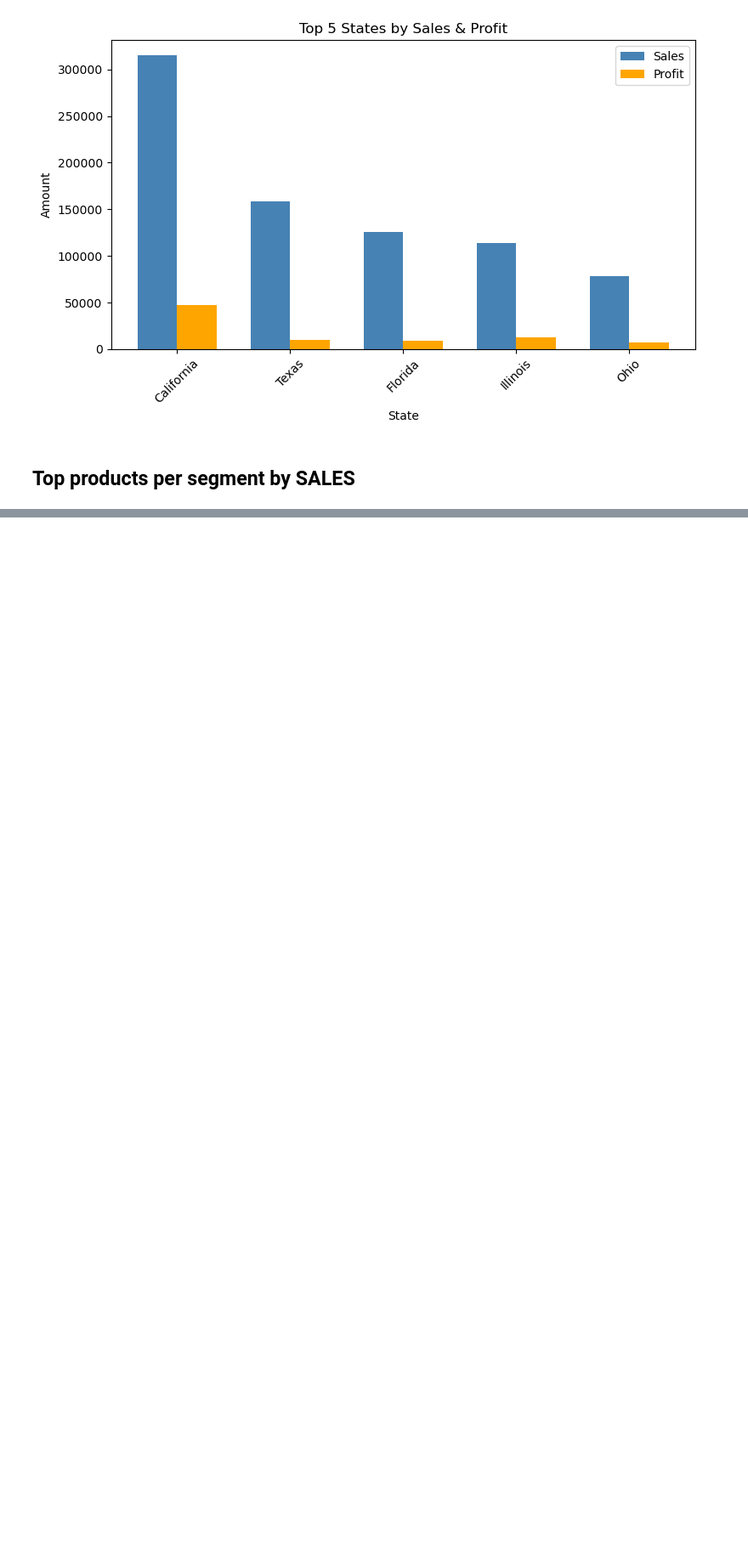
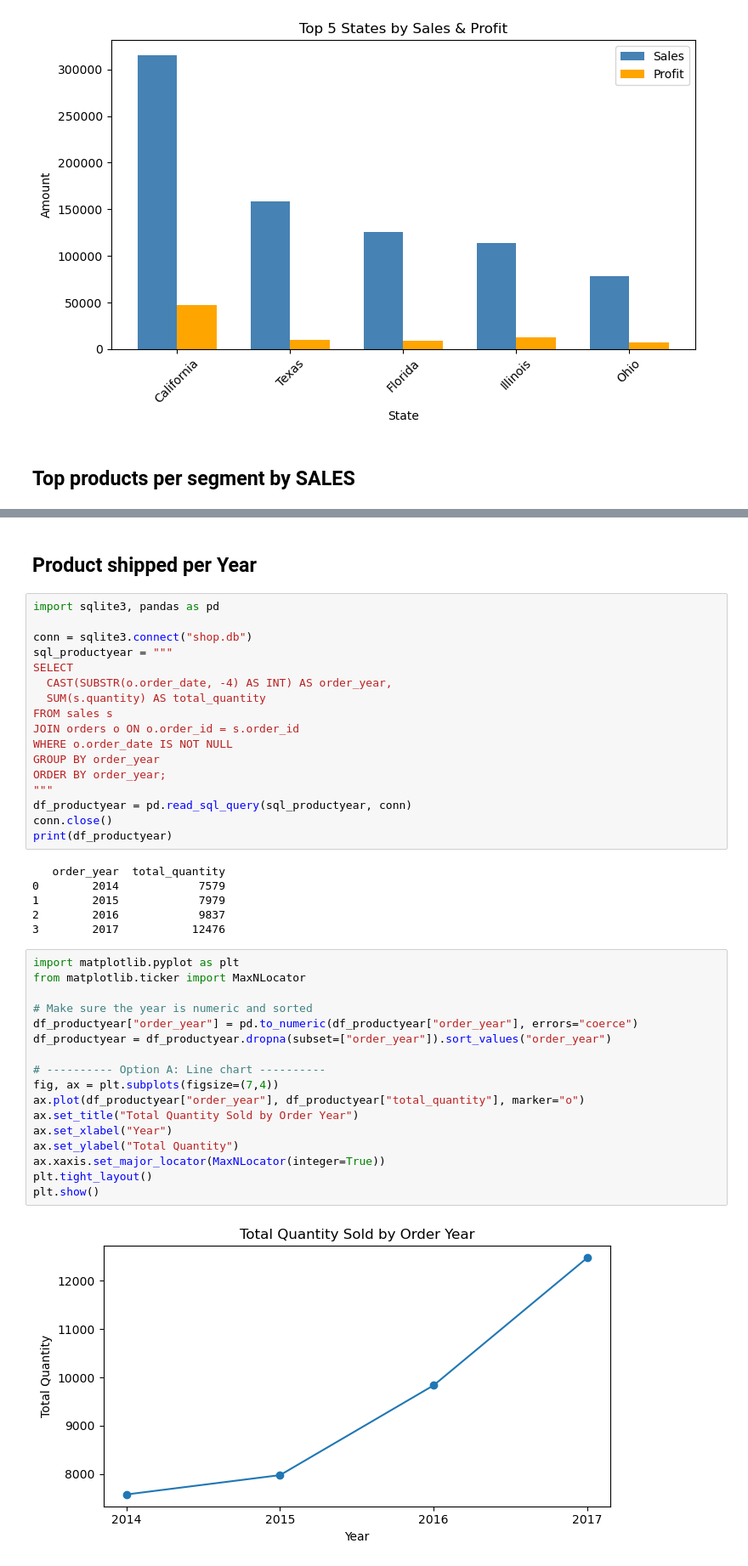
Before and after one commit to bruno-aro/Test, a Jupyter notebook: Project_5.ipynb, the cells around one changed output, grey strips where cells are left out. Shown at 85% size. Cells and saved outputs as stored; diff of their text form; blank space fills up the shorter version.

```diff
--- a/Project_5.ipynb
+++ b/Project_5.ipynb
@@ -697,0 +680,44 @@ print(top3_qty)
+# %% [markdown]
+## Product shipped per Year
+# %%
+import sqlite3, pandas as pd
+
+conn = sqlite3.connect("shop.db")
+sql_productyear = """
+SELECT
+  CAST(SUBSTR(o.order_date, -4) AS INT) AS order_year,
+  SUM(s.quantity) AS total_quantity
+FROM sales s
+JOIN orders o ON o.order_id = s.order_id
+WHERE o.order_date IS NOT NULL
+GROUP BY order_year
+ORDER BY order_year;
+"""
+df_productyear = pd.read_sql_query(sql_productyear, conn)
+conn.close()
+print(df_productyear)
+# %% [output]
+   order_year  total_quantity
+0        2014            7579
+1        2015            7979
+2        2016            9837
+3        2017           12476
+# %%
+import matplotlib.pyplot as plt
+from matplotlib.ticker import MaxNLocator
+
+# Make sure the year is numeric and sorted
+df_productyear["order_year"] = pd.to_numeric(df_productyear["order_year"], errors="coerce")
+df_productyear = df_productyear.dropna(subset=["order_year"]).sort_values("order_year")
+
+# ---------- Option A: Line chart ----------
+fig, ax = plt.subplots(figsize=(7,4))
+ax.plot(df_productyear["order_year"], df_productyear["total_quantity"], marker="o")
+ax.set_title("Total Quantity Sold by Order Year")
+ax.set_xlabel("Year")
+ax.set_ylabel("Total Quantity")
+ax.xaxis.set_major_locator(MaxNLocator(integer=True))
+plt.tight_layout()
+plt.show()
+# %% [output]
+[figure, added]
```
Also changed, not shown: parts of 12 cells of this notebook, 2 other files.
